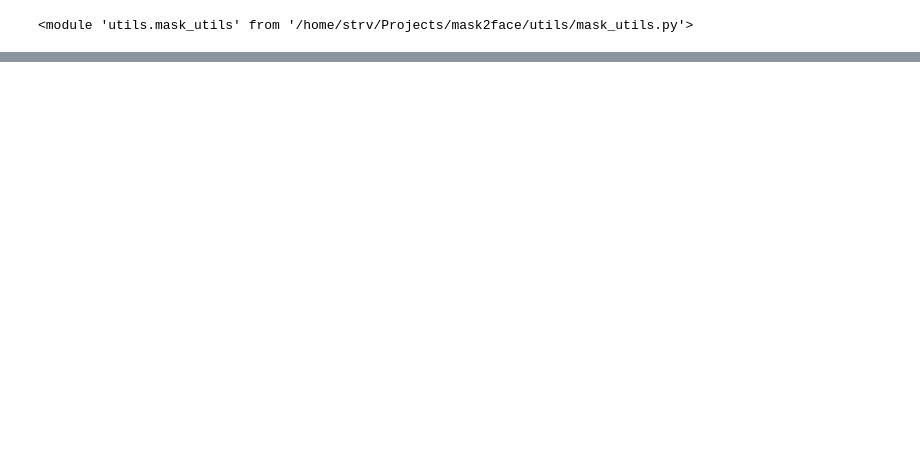
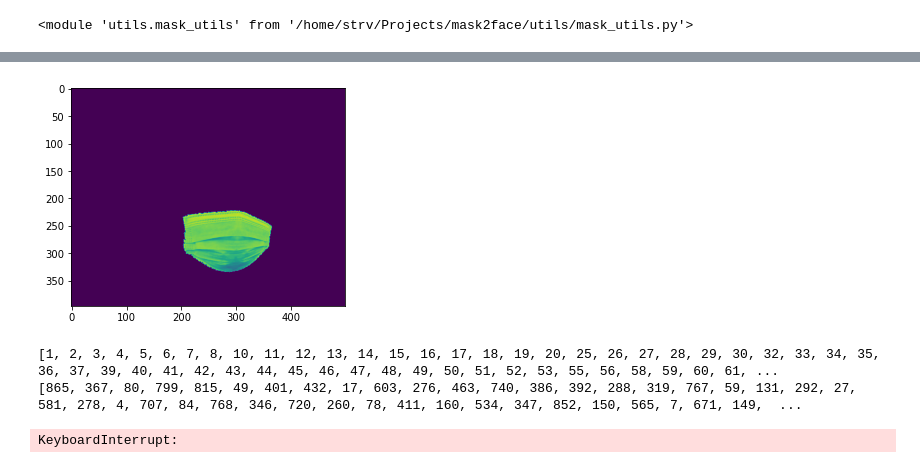
Before and after one commit to strvcom/strv-ml-mask2face, a Jupyter notebook: data_generator.ipynb, the cells around one changed output, grey strips where cells are left out. Cells and saved outputs as stored; diff of their text form; code cells hidden in the pictures; blank space fills up the shorter version.

```diff
--- a/data_generator.ipynb
+++ b/data_generator.ipynb
@@ -95,0 +99,44 @@ axes[1].imshow(image)
+# %%
+mask = np.array(masked_image, dtype='uint8')
+mask = np.sum(mask[:, :, 0:3], axis=2)
+mask = np.clip(mask, 0, 255)
+mask = mask.astype('uint8')
+mask_img = Image.fromarray(mask, 'L')
+masked_face = Image.composite(image, image, mask_img)
+plt.imshow(mask)
+mask2 = np.array(mask)
+# %% [output]
+[figure, added]
+# %%
+nono = [38,57,64,65,69,76,86,91,92,93,94,99,100,104,140,142,143,145,159,163,162,169,178,182,184,185,188,189,190,192,193,196,201,205,214,215,218,227,226,240,254,252,253,273,285,296,308,306,328,330,332,333,351,357,353,360,363,370,377,390,406,409,412,420,426,438,442,443,444,445,451,453,460,458,470,483,474,490,498,502,501,499,530,539,549,552,556,555,550,541,562,573,579,583,591,592,594,596,598,601,602,617,622,623,624,615,611,616,631,635,633,639,637,641,644,645,647,648,649,658,662,681,698,715,721,722,723,726,731,732,733,734,747,748,755,762,766,774,779,783,788,789,791,793,796,797,798,811,839,846,851,]
+
+def get_list_of_image_nums():
+    nums = []
+    for img_num in range(1,872):
+        data_path = f'data/lfpw/trainset/image_{img_num:04d}'
+        points_path = data_path + '.pts'
+        if os.path.isfile(points_path) and img_num not in nono:
+            nums.append(img_num)
+    return nums
+n = get_list_of_image_nums()
+print(n)
+random.shuffle(n)
+print(n)
+# %% [output]
+[1, 2, 3, 4, 5, 6, 7, 8, 10, 11, 12, 13, 14, 15, 16, 17, 18, 19, 20, 25, 26, 27, 28, 29, 30, 32, 33, 34, 35, 36, 37, 39, 40, 41, 42, 43, 44, 45, 46, 47, 48, 49, 50, 51, 52, 53, 55, 56, 58, 59, 60, 61, ...
+[865, 367, 80, 799, 815, 49, 401, 432, 17, 603, 276, 463, 740, 386, 392, 288, 319, 767, 59, 131, 292, 27, 581, 278, 4, 707, 84, 768, 346, 720, 260, 78, 411, 160, 534, 347, 852, 150, 565, 7, 671, 149,  ...
+# %%
+repeate = 3
+data_num = 0
+args.mask_type = 'random'
+for i in range(repeate):
+    random.shuffle(n)
+    for img_num in n:
+        image, face_points = get_image_with_facepoints(img_num)
+        masked_image = utils.mask_utils.mask_image(copy.deepcopy(image), face_points, args)
+
+        image.save(f'data/train_lfpw/outputs/{data_num}.png')
+        masked_image.save(f'data/train_lfpw/inputs/{data_num}.png')
+        data_num += 1
+# %% [output]
+KeyboardInterrupt:
```
Also changed, not shown: parts of 4 cells of this notebook, 7 other files.
